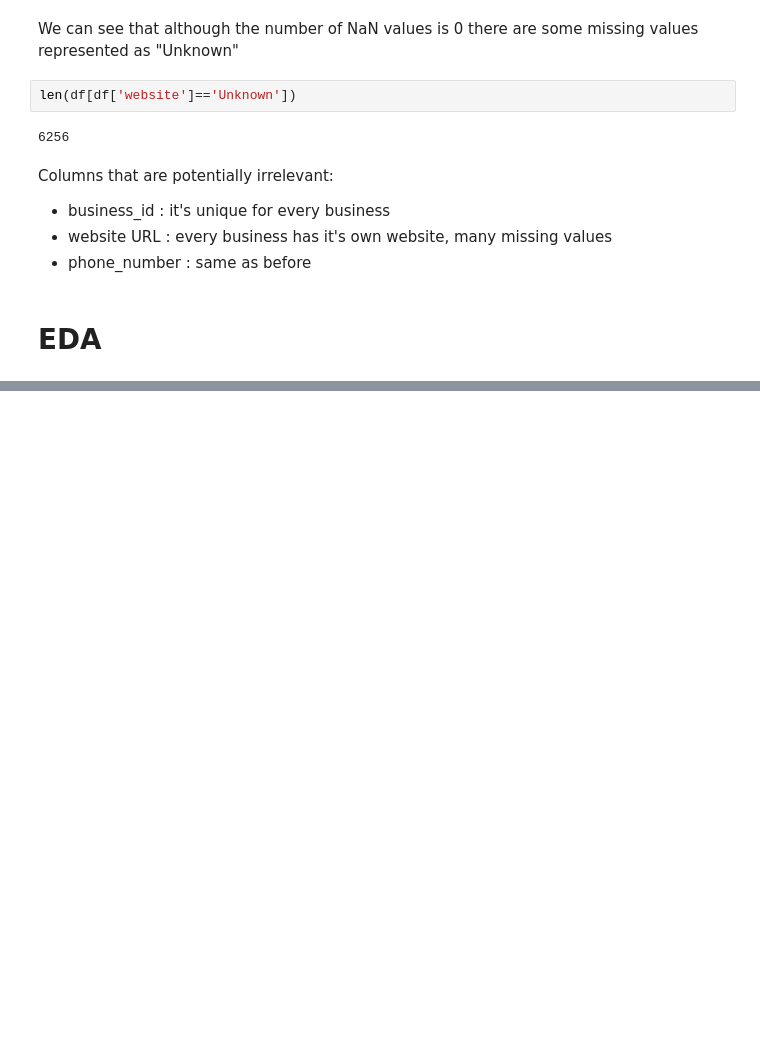
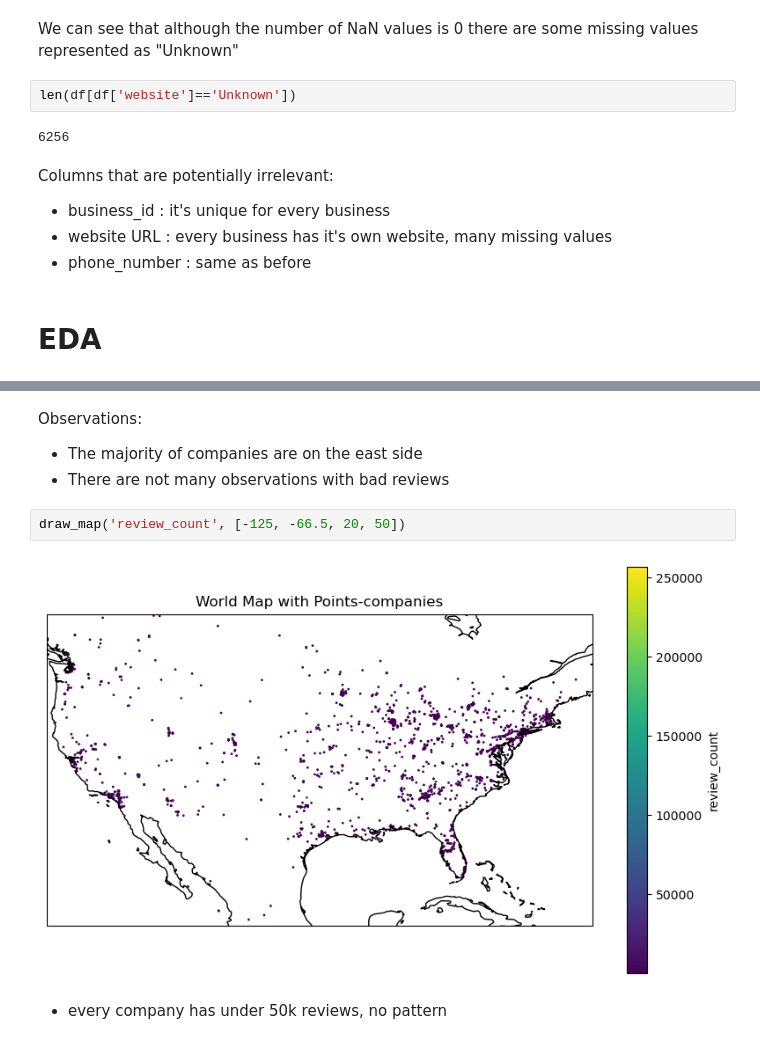
Before and after one commit to katarzynarogalska/LocationIntelligence-clustering, a Jupyter notebook: Location_Clustering_EDA.ipynb, the cells around one changed output, grey strips where cells are left out. Drawn from its saved outputs; the diff is of its cells as text; blank space fills up the shorter version.

```diff
--- a/Location_Clustering_EDA.ipynb
+++ b/Location_Clustering_EDA.ipynb
@@ -99,0 +183,10 @@ Columns that are potentially irrelevant:
+# %% [markdown]
+Observations:
+* The majority of companies are on the east side
+* There are not many observations with bad reviews
+# %%
+draw_map('review_count', [-125, -66.5, 20, 50])
+# %% [output]
+[figure, added]
+# %% [markdown]
+* every company has under 50k reviews, no pattern
```
Also changed, not shown: parts of 12 cells of this notebook.
